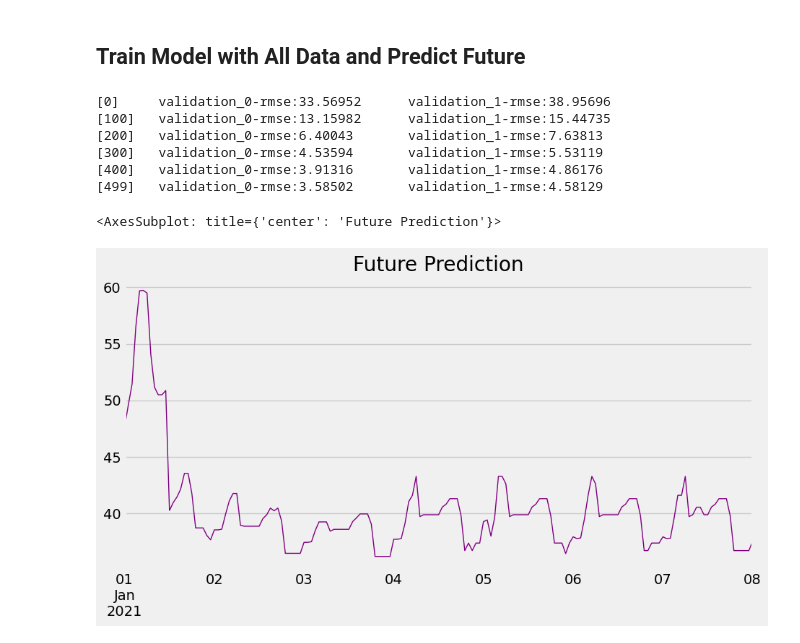
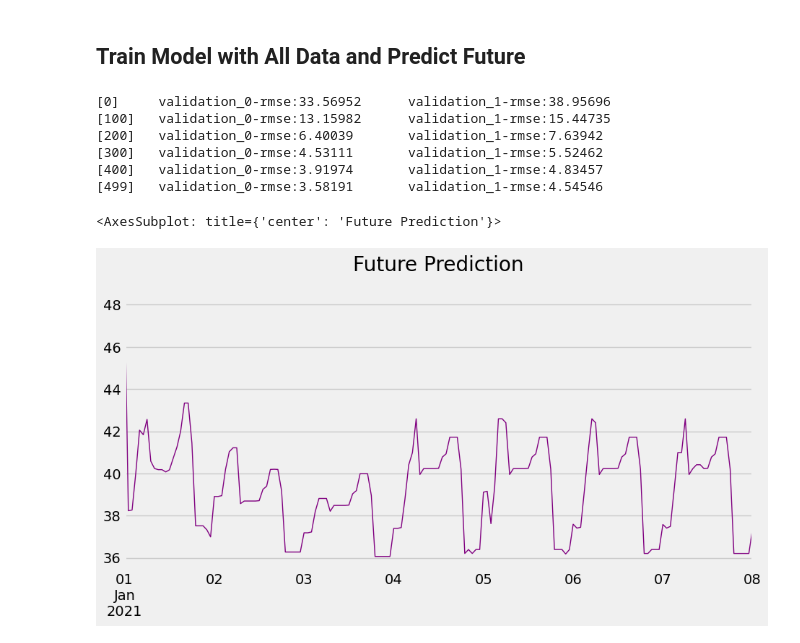
Before and after one commit to M-123-456/team-6-energy-costs, a Jupyter notebook: XGBoost_model.ipynb, the cells around one changed output. Drawn from its saved outputs; the diff is of its cells as text; code cells hidden in the pictures.

Commit message:
explanation to lag 12 hours added

```diff
--- a/XGBoost_model.ipynb
+++ b/XGBoost_model.ipynb
@@ -685,7 +689,8 @@ def add_past_covariants(df, column):
     df.loc[(df.index >= df.index[-one_week], f'{column}_cov' )] = np.nan
     df[f'{column}_lag1'] = df[column].shift(168)
     df[f'{column}_lag2'] = df[column].shift(24)
-    df[f'{column}_lag3'] = df[column].shift(1)
+    df[f'{column}_lag3'] = df[column].shift(12)
+    df[f'{column}_lag4'] = df[column].shift(1)
 
     return df
 
@@ -701,7 +706,8 @@ df = add_past_covariants(df, 'nuclear_power')
 train, test = df[:-one_week], df[-one_week:]
 
 # Add features and set target
-FEATURES = ['hour', 'dayofweek', 'energy_price_lag1', 'energy_price_lag2', 'energy_price_lag3', 'solar_radiation_lag3', 'renewable_lag3', 'not_renewable_lag3']
+FEATURES = ['hour', 'dayofweek', 'energy_price_lag1', 'energy_price_lag2',
+     'energy_price_lag4',  'wind_speed_lag2', 'solar_radiation_lag2', 'solar_radiation_lag3','solar_radiation_lag4', 'renewable_lag4',   'not_renewable_lag4', 'nuclear_power_lag2']
 TARGET = 'energy_price'
 
 X_train = train[FEATURES]
@@ -826,38 +836,42 @@ df_and_future = add_past_covariants(df_and_future, 'renewable')
 df_and_future = add_past_covariants(df_and_future, 'not_renewable')
 df_and_future = add_past_covariants(df_and_future, 'nuclear_power')
 
+# Define FEATURES
+FEATURES = ['hour', 'dayofweek', 'energy_price_lag1', 'energy_price_lag2',
+'energy_price_lag4',  'wind_speed_lag2', 'solar_radiation_lag2', 'solar_radiation_lag3','solar_radiation_lag4', 'renewable_lag4',   'not_renewable_lag4', 'nuclear_power_lag2']
+
 # Extract the part for future
 future_w_features = df_and_future.query('isFuture').copy()
 
 
 # Create a model
 reg = xgb.XGBRegressor(
     gamma=0.1,
     n_estimators=500,
     max_depth=3,
     learning_rate=0.01,
     random_state=0
 )
 reg.fit(X_train, y_train,
         eval_set=[(X_train, y_train), (X_test, y_test)],
         verbose=100)
 
 # Make prediction
 future_w_features['pred'] = reg.predict(future_w_features[FEATURES])
 
 future_w_features['pred'].plot(
     figsize=(10, 5),
     color='purple',
     ms=1,
     lw=1,
     title= 'Future Prediction'
 )
 # %% [output]
 [0]     validation_0-rmse:33.56952      validation_1-rmse:38.95696
 [100]   validation_0-rmse:13.15982      validation_1-rmse:15.44735
-[200]   validation_0-rmse:6.40043       validation_1-rmse:7.63813
-[300]   validation_0-rmse:4.53594       validation_1-rmse:5.53119
-[400]   validation_0-rmse:3.91316       validation_1-rmse:4.86176
-[499]   validation_0-rmse:3.58502       validation_1-rmse:4.58129
+[200]   validation_0-rmse:6.40039       validation_1-rmse:7.63942
+[300]   validation_0-rmse:4.53111       validation_1-rmse:5.52462
+[400]   validation_0-rmse:3.91974       validation_1-rmse:4.83457
+[499]   validation_0-rmse:3.58191       validation_1-rmse:4.54546
 <AxesSubplot: title={'center': 'Future Prediction'}>
-[figure, old version]
+[figure, new version]
```
Also changed, not shown: parts of 6 cells of this notebook, 1 other file.
